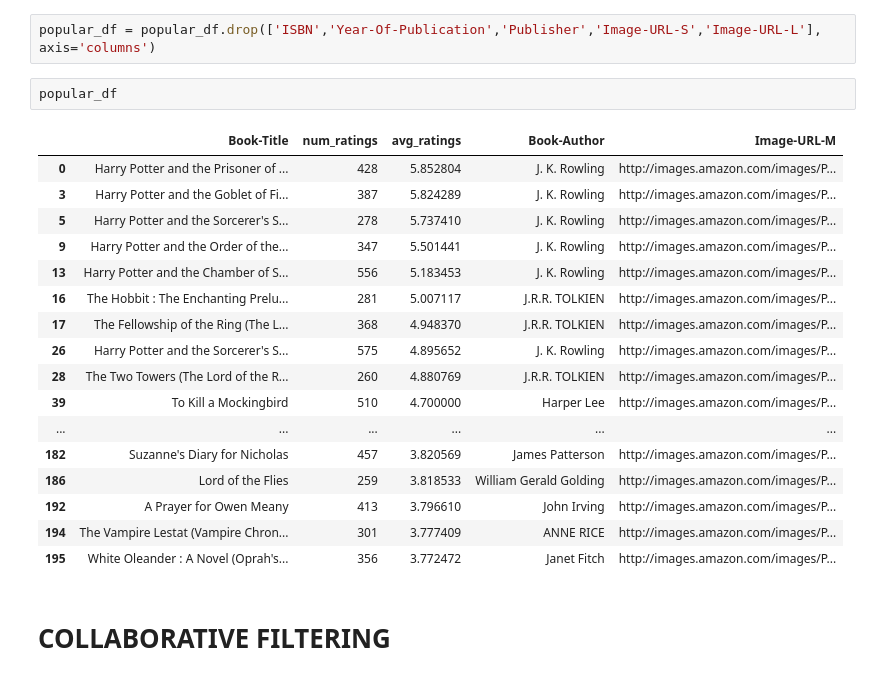
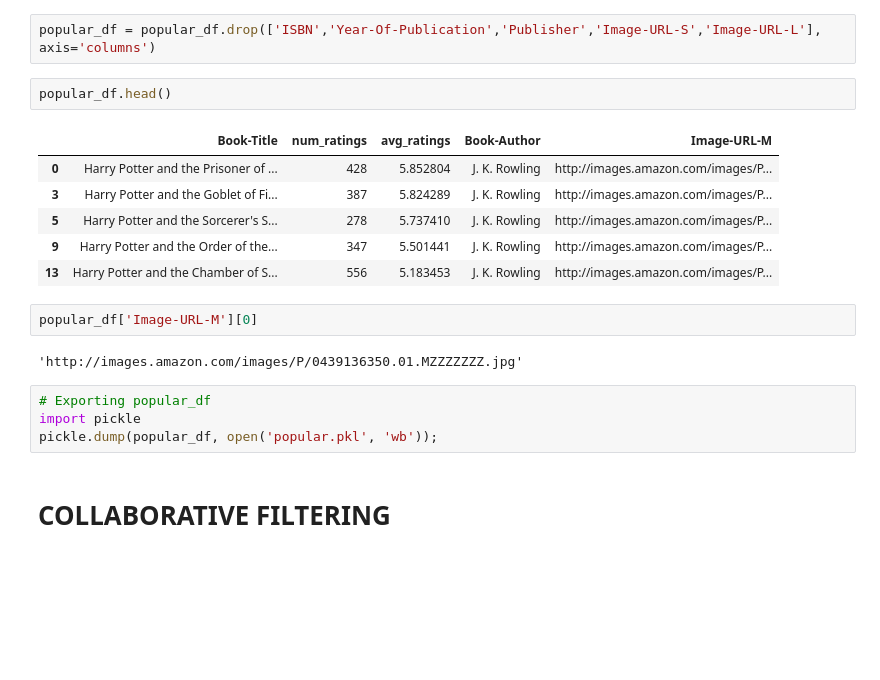
Before and after one commit to adarshshukla04/book_recommendation_system, a Jupyter notebook: book_recommender_system.ipynb, the cells around one changed output. Saved outputs shown, nothing was run; the diff lists cells and outputs as text; blank space fills up the shorter version.

```diff
--- a/book_recommender_system.ipynb
+++ b/book_recommender_system.ipynb
@@ -255,25 +254,22 @@ popular_df.head()
 # %%
 popular_df = popular_df.drop(['ISBN','Year-Of-Publication','Publisher','Image-URL-S','Image-URL-L'], axis='columns')
 # %%
-popular_df
+popular_df.head()
 # %% [output]
 |  | Book-Title | num_ratings | avg_ratings | Book-Author | Image-URL-M |
 | 0 | Harry Potter and the Prisoner of ... | 428 | 5.852804 | J. K. Rowling | http://images.amazon.com/images/P... |
 | 3 | Harry Potter and the Goblet of Fi... | 387 | 5.824289 | J. K. Rowling | http://images.amazon.com/images/P... |
 | 5 | Harry Potter and the Sorcerer's S... | 278 | 5.737410 | J. K. Rowling | http://images.amazon.com/images/P... |
 | 9 | Harry Potter and the Order of the... | 347 | 5.501441 | J. K. Rowling | http://images.amazon.com/images/P... |
 | 13 | Harry Potter and the Chamber of S... | 556 | 5.183453 | J. K. Rowling | http://images.amazon.com/images/P... |
-| 16 | The Hobbit : The Enchanting Prelu... | 281 | 5.007117 | J.R.R. TOLKIEN | http://images.amazon.com/images/P... |
-| 17 | The Fellowship of the Ring (The L... | 368 | 4.948370 | J.R.R. TOLKIEN | http://images.amazon.com/images/P... |
-| 26 | Harry Potter and the Sorcerer's S... | 575 | 4.895652 | J. K. Rowling | http://images.amazon.com/images/P... |
-| 28 | The Two Towers (The Lord of the R... | 260 | 4.880769 | J.R.R. TOLKIEN | http://images.amazon.com/images/P... |
-| 39 | To Kill a Mockingbird | 510 | 4.700000 | Harper Lee | http://images.amazon.com/images/P... |
-| ... | ... | ... | ... | ... | ... |
-| 182 | Suzanne's Diary for Nicholas | 457 | 3.820569 | James Patterson | http://images.amazon.com/images/P... |
-| 186 | Lord of the Flies | 259 | 3.818533 | William Gerald Golding | http://images.amazon.com/images/P... |
-| 192 | A Prayer for Owen Meany | 413 | 3.796610 | John Irving | http://images.amazon.com/images/P... |
-| 194 | The Vampire Lestat (Vampire Chron... | 301 | 3.777409 | ANNE RICE | http://images.amazon.com/images/P... |
-| 195 | White Oleander : A Novel (Oprah's... | 356 | 3.772472 | Janet Fitch | http://images.amazon.com/images/P... |
+# %%
+popular_df['Image-URL-M'][0]
+# %% [output]
+'http://images.amazon.com/images/P/0439136350.01.MZZZZZZZ.jpg'
+# %%
+# Exporting popular_df
+import pickle
+pickle.dump(popular_df, open('popular.pkl', 'wb'));
 # %% [markdown]
 # COLLABORATIVE FILTERING
 # %% [markdown]
```
Also changed, not shown: parts of 2 cells of this notebook, 4 other files.
